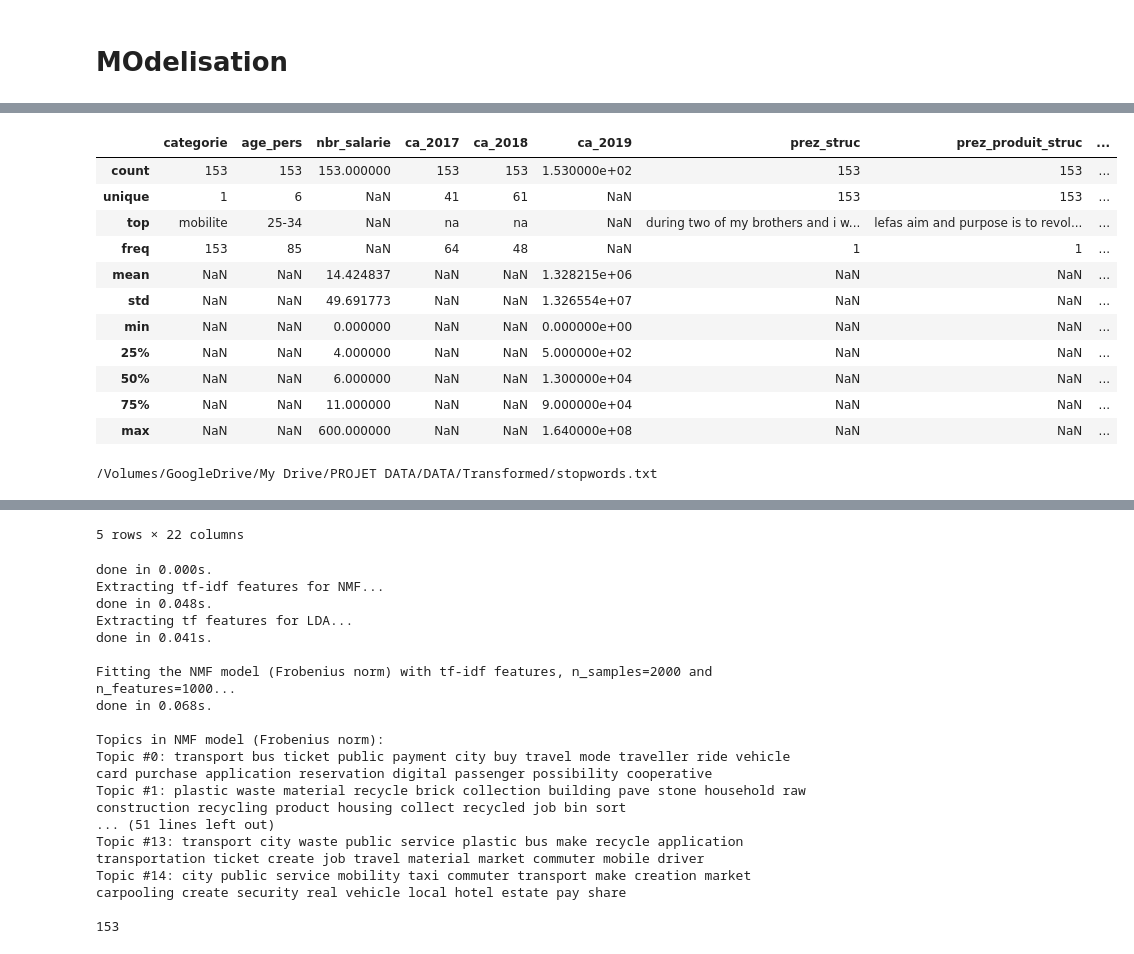
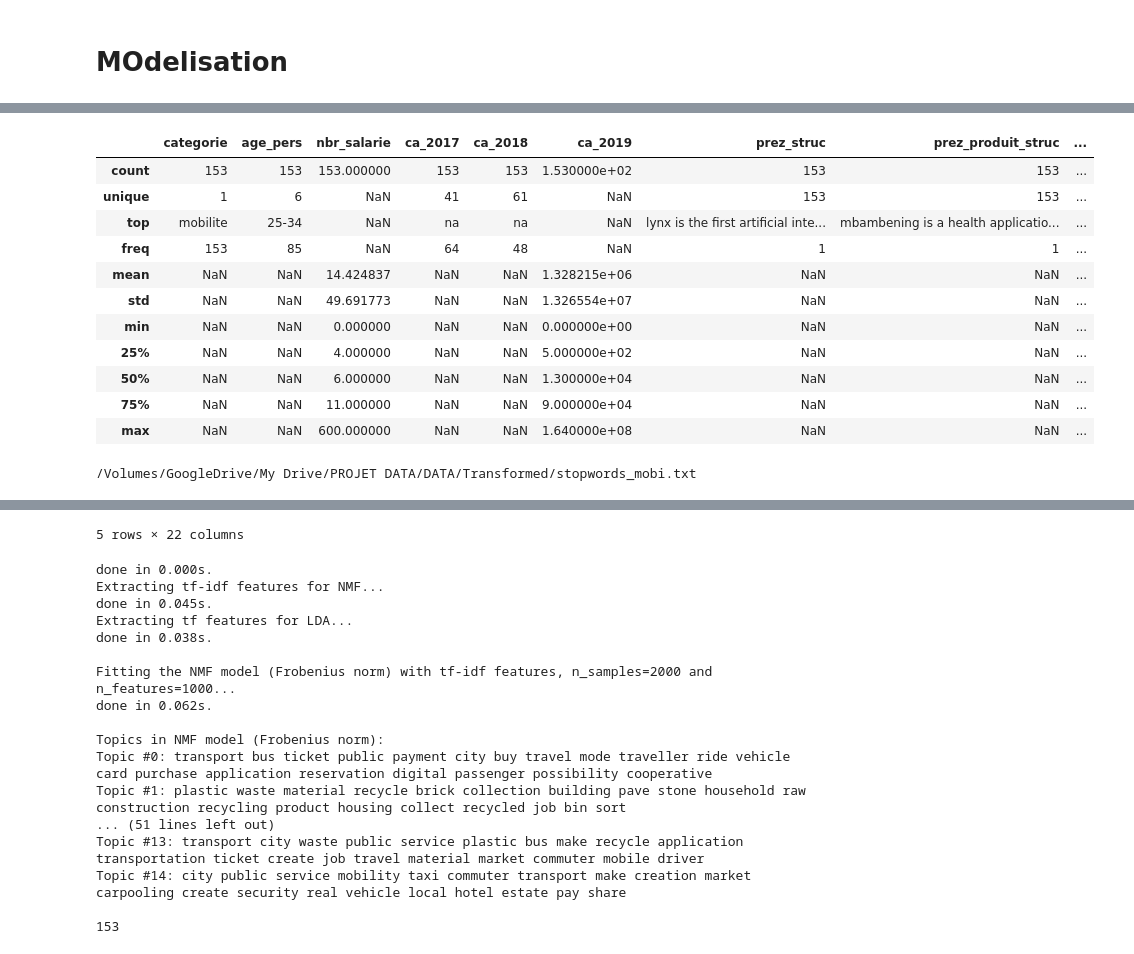
Before and after one commit to Digital-Africa/Base_Challenge_1000, a Jupyter notebook: tuto.ipynb, the cells around one changed output, grey strips where cells are left out. Cells and saved outputs as stored; diff of their text form; code cells hidden in the pictures.

```diff
--- a/tuto.ipynb
+++ b/tuto.ipynb
@@ -207,11 +207,15 @@ subset_df = subset[category_select]
 display(subset_df.head())
 display(subset_df.fillna('na').describe(include = 'all'))
 
-kw = library.Keyword_extraction(subset_df.fillna('africa'), file = 'stopwords.txt').X
+kw = library.Keyword_extraction(subset_df, file = 'stopwords_agri.txt').X
 display(kw.head())
 
 data_samples = kw[['prez_struc_lemm', 'prez_produit_struc_lemm', 'prez_marche_struc_lemm', 'prez_zone_struc_lemm', 'prez_objectif_struc_lemm', 'prez_innovante_struc_lemm', 'prez_duplicable_struc_lemm', 'prez_durable_struc_lemm']].agg(' '.join, axis=1)
-models, _ = library.LDA(n_components = 15, n_top_words = 20).perform_lda(data_samples)
+#l = [a.split() for a in data_samples.values.tolist()]
+#n_features = len(set([item for sublist in l for item in sublist]))
+n_features = 1000
+models, _ = library.Models(n_components = 15, n_top_words = 20, n_features = n_features).run_models(data_samples)
+components_agriculture = models['NMF_Frobenius']['components']
 
 def reverse_lda(X, models = models):
     model = models['LDA']['model']
@@ -263,7 +267,7 @@ header = ['categorie', 'age_pers', 'nbr_salarie', 'ca_2017', 'ca_2018', 'ca_2019
        'Frobenius_topic_9', 'Frobenius_topic_10', 'Frobenius_topic_11',
        'Frobenius_topic_12', 'Frobenius_topic_13', 'Frobenius_topic_14']
 kw_stats = pandas.concat([kw, results_fro,max_topic], axis=1)[header]
-
+display(kw_stats.groupby('max_topic_frobenius').count()[['categorie','age_pers']])
 
 #kw_stats.apply(lambda x: get_max(x['Frobenius_topic_0'], x['Frobenius_topic_1'], x['Frobenius_topic_2'],
 #       x['Frobenius_topic_3'], x['Frobenius_topic_4'], x['Frobenius_topic_5'],
@@ -325,11 +346,15 @@ subset_df = subset[category_select]
 display(subset_df.head())
 display(subset_df.fillna('na').describe(include = 'all'))
 
-kw = library.Keyword_extraction(subset_df.fillna('africa'), file = 'stopwords.txt').X
+kw = library.Keyword_extraction(subset_df, file = 'stopwords_mobi.txt').X
 display(kw.head())
 
 data_samples = kw[['prez_struc_lemm', 'prez_produit_struc_lemm', 'prez_marche_struc_lemm', 'prez_zone_struc_lemm', 'prez_objectif_struc_lemm', 'prez_innovante_struc_lemm', 'prez_duplicable_struc_lemm', 'prez_durable_struc_lemm']].agg(' '.join, axis=1)
-models, _ = library.LDA(n_components = 15, n_top_words = 20).perform_lda(data_samples)
+#l = [a.split() for a in data_samples.values.tolist()]
+#n_features = len(set([item for sublist in l for item in sublist]))
+n_features = 1000
+models, _ = library.Models(n_components = 15, n_top_words = 20, n_features = n_features).run_models(data_samples)
+components_mobilite = models['NMF_Frobenius']['components']
 
 def reverse_lda(X, models = models):
     model = models['LDA']['model']
@@ -373,35 +398,35 @@ max_topic.columns = ['max_topic_frobenius']
 
 #results_kullback = results.set_index(data_samples.index)
 
 
 header = ['categorie', 'age_pers', 'nbr_salarie', 'ca_2017', 'ca_2018', 'ca_2019','max_topic_frobenius',
        'Frobenius_topic_0', 'Frobenius_topic_1', 'Frobenius_topic_2',
        'Frobenius_topic_3', 'Frobenius_topic_4', 'Frobenius_topic_5',
        'Frobenius_topic_6', 'Frobenius_topic_7', 'Frobenius_topic_8',
        'Frobenius_topic_9', 'Frobenius_topic_10', 'Frobenius_topic_11',
        'Frobenius_topic_12', 'Frobenius_topic_13', 'Frobenius_topic_14']
 kw_stats = pandas.concat([kw, results_fro,max_topic], axis=1)[header]
-
+display(kw_stats.groupby('max_topic_frobenius').count()[['categorie','age_pers']])
 
 #kw_stats.apply(lambda x: get_max(x['Frobenius_topic_0'], x['Frobenius_topic_1'], x['Frobenius_topic_2'],
 #       x['Frobenius_topic_3'], x['Frobenius_topic_4'], x['Frobenius_topic_5'],
 #       x['Frobenius_topic_6'], x['Frobenius_topic_7'], x['Frobenius_topic_8'],
 #       x['Frobenius_topic_9'], x['Frobenius_topic_10'], x['Frobenius_topic_11'],
 #       x['Frobenius_topic_12'], x['Frobenius_topic_13'], x['Frobenius_topic_14'],
 #       x['Frobenius_topic_15'], x['Frobenius_topic_16'], x['Frobenius_topic_17'],
 #       x['Frobenius_topic_18'], x['Frobenius_topic_19']), axis=1)
 # %% [output]
 |  | categorie | age_pers | nbr_salarie | ca_2017 | ca_2018 | ca_2019 | prez_struc | prez_produit_struc | ... |
 | key_main |  |  |  |  |  |  |  |  | ... |
 | https://sourcenets.com/_renson_re... | mobilite | 25-34 | 8 | 2000.0 | 15000.0 | 170000.000 | sourcenets is an innovation softw... | the main project name is parksoul... | ... |
 | https://coliba.ci_kone_yaya | mobilite | 35-50 | 6 | 0.0 | 50000.0 | 180000.000 | plastics per day this puts us in ... | with our mobile technology we hav... | ... |
 | http://www.misstaxighana.com_nyad... | mobilite | 35-50 | 3 | NaN | 24500.0 | 42420.000 | miss taxi ghana is a local ghanai... | our strategies and theory of chan... | ... |
 | http://mediapressafrica.com/_doun... | mobilite | Moins de 25 ans | 5 | 22.5 | 20.0 | 16.457 | média press africa was born out o... | insecurity is a major problem aff... | ... |
 | http://www.safiride.com_erhabor_i... | mobilite | Over 50 | 16 | NaN | 0.0 | 0.000 | as a ridesharing green transport ... | safi offers innovative platformba... | ... |
 |  | categorie | age_pers | nbr_salarie | ca_2017 | ca_2018 | ca_2019 | prez_struc | prez_produit_struc | ... |
 | count | 153 | 153 | 153.000000 | 153 | 153 | 1.530000e+02 | 153 | 153 | ... |
 | unique | 1 | 6 | NaN | 41 | 61 | NaN | 153 | 153 | ... |
-| top | mobilite | 25-34 | NaN | na | na | NaN | during two of my brothers and i w... | lefas aim and purpose is to revol... | ... |
+| top | mobilite | 25-34 | NaN | na | na | NaN | lynx is the first artificial inte... | mbambening is a health applicatio... | ... |
 | freq | 153 | 85 | NaN | 64 | 48 | NaN | 1 | 1 | ... |
 | mean | NaN | NaN | 14.424837 | NaN | NaN | 1.328215e+06 | NaN | NaN | ... |
 | std | NaN | NaN | 49.691773 | NaN | NaN | 1.326554e+07 | NaN | NaN | ... |
@@ -410,6 +435,6 @@ kw_stats = pandas.concat([kw, results_fro,max_topic], axis=1)[header]
 | 50% | NaN | NaN | 6.000000 | NaN | NaN | 1.300000e+04 | NaN | NaN | ... |
 | 75% | NaN | NaN | 11.000000 | NaN | NaN | 9.000000e+04 | NaN | NaN | ... |
 | max | NaN | NaN | 600.000000 | NaN | NaN | 1.640000e+08 | NaN | NaN | ... |
-/Volumes/GoogleDrive/My Drive/PROJET DATA/DATA/Transformed/stopwords.txt
+/Volumes/GoogleDrive/My Drive/PROJET DATA/DATA/Transformed/stopwords_mobi.txt
 |  | categorie | age_pers | nbr_salarie | ca_2017 | ca_2018 | ca_2019 | prez_struc | prez_produit_struc | ... |
 | key_main |  |  |  |  |  |  |  |  | ... |
@@ -421,12 +446,12 @@ kw_stats = pandas.concat([kw, results_fro,max_topic], axis=1)[header]
 5 rows × 22 columns
 done in 0.000s.
 Extracting tf-idf features for NMF...
-done in 0.048s.
+done in 0.045s.
 Extracting tf features for LDA...
-done in 0.041s.
+done in 0.038s.
 
 Fitting the NMF model (Frobenius norm) with tf-idf features, n_samples=2000 and n_features=1000...
-done in 0.068s.
+done in 0.062s.
 
 Topics in NMF model (Frobenius norm):
 Topic #0: transport bus ticket public payment city buy travel mode traveller ride vehicle card purchase application reservation digital passenger possibility cooperative
```
Also changed, not shown: parts of 13 cells of this notebook, 9 other files.
